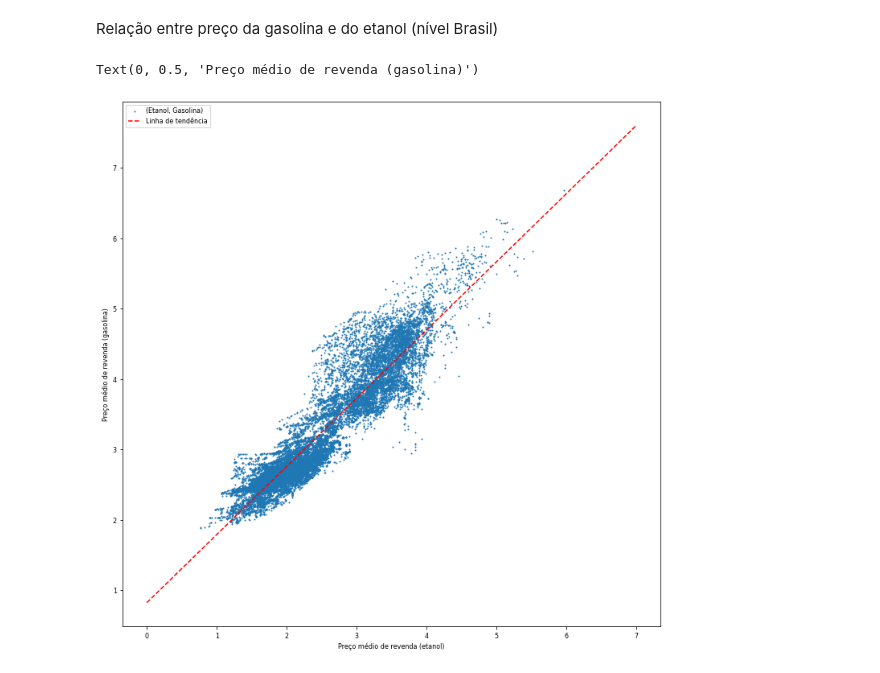
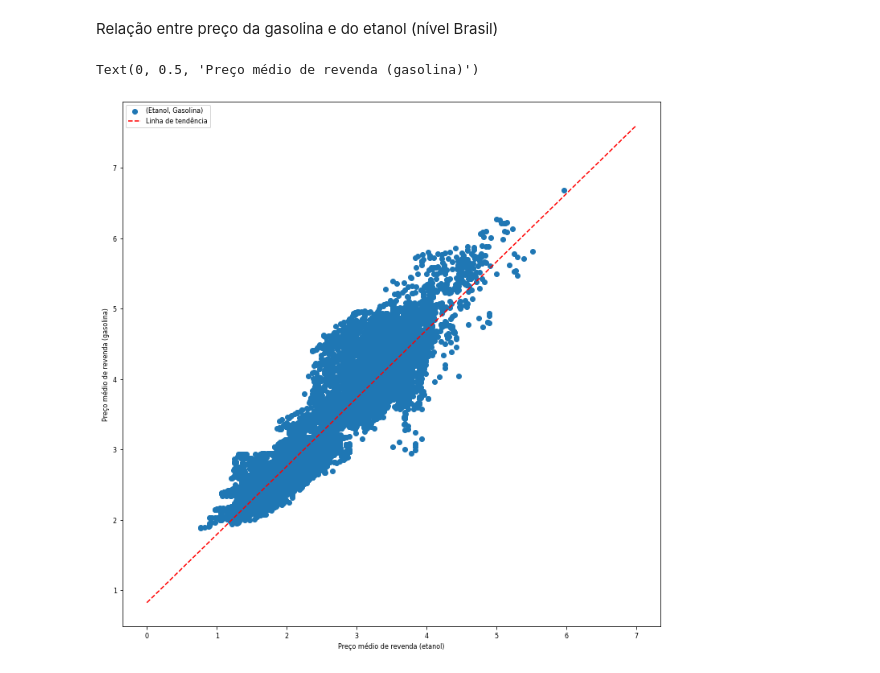
Before and after one commit to MatheusRobles/Santander_Coders_Tecnicas_de_Prog_II, a Jupyter notebook: Ex_Aula_2/Exercicios_Aula2_Estrutura_tecnicas_de_prog_II.ipynb, the cells around one changed output. Drawn from its saved outputs; the diff is of its cells as text; code cells hidden in the pictures.

```diff
--- a/Ex_Aula_2/Exercicios_Aula2_Estrutura_tecnicas_de_prog_II.ipynb
+++ b/Ex_Aula_2/Exercicios_Aula2_Estrutura_tecnicas_de_prog_II.ipynb
@@ -128,33 +128,31 @@ Relação entre preço da gasolina e do etanol (nível Brasil)
 # %%
 import numpy as np
 from scipy.stats import linregress
 
 etanol = df[df['PRODUTO'] == 'ETANOL HIDRATADO'][['DATA FINAL', 'ESTADO', 'PREÇO MÉDIO REVENDA']]
 gasolina = df[df["PRODUTO"] == 'GASOLINA COMUM'][['DATA FINAL', 'ESTADO', 'PREÇO MÉDIO REVENDA']]
 
 gasolina = gasolina.merge(etanol, how = 'inner', on = ['DATA FINAL', 'ESTADO'])
 
 plt.figure(figsize = (12,12))
 
 x = gasolina['PREÇO MÉDIO REVENDA_y']
 y = gasolina['PREÇO MÉDIO REVENDA_x']
 
-plt.scatter(x = x,
-            y = y,
-           s = 1)
+plt.scatter(x = x,y = y)
 
 # Linha de tendência
 fit = linregress(x,y)
 
 # valores quaisquer de x, dentro do intervalo do nosso plot
 x_2 = np.linspace(0,7,100)
 y_2 = fit[0]*x_2 + fit[1]
 plt.plot(x_2, y_2, '--r')
 
 plt.legend(['(Etanol, Gasolina)', 'Linha de tendência'])
 
 plt.xlabel('Preço médio de revenda (etanol)')
 plt.ylabel('Preço médio de revenda (gasolina)')
 # %% [output]
 Text(0, 0.5, 'Preço médio de revenda (gasolina)')
-[figure, old version]
+[figure, new version]
```
